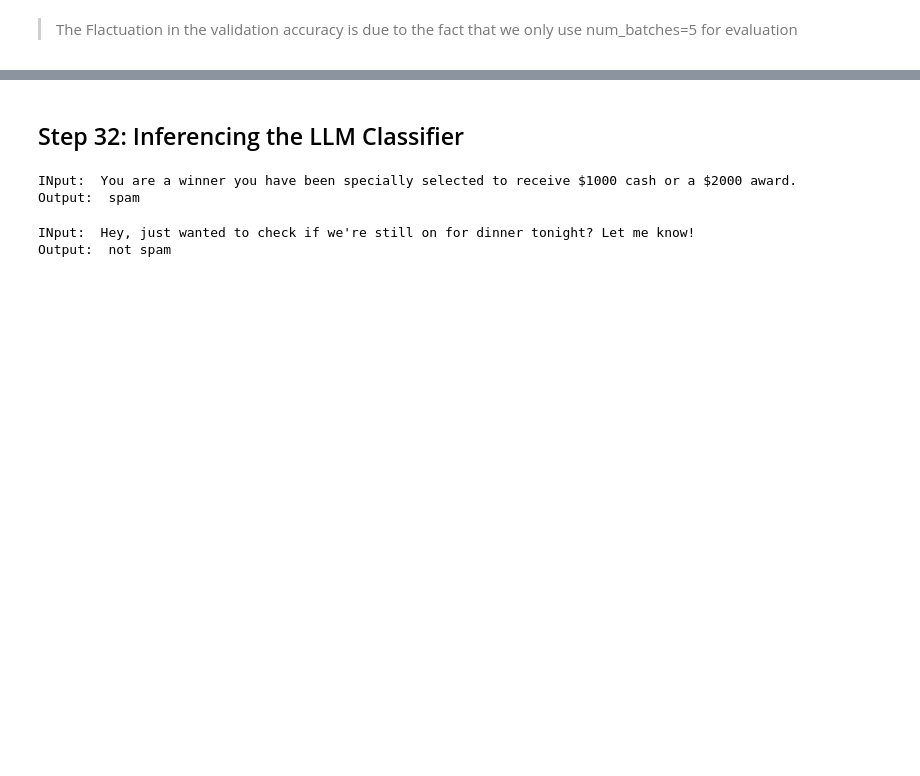
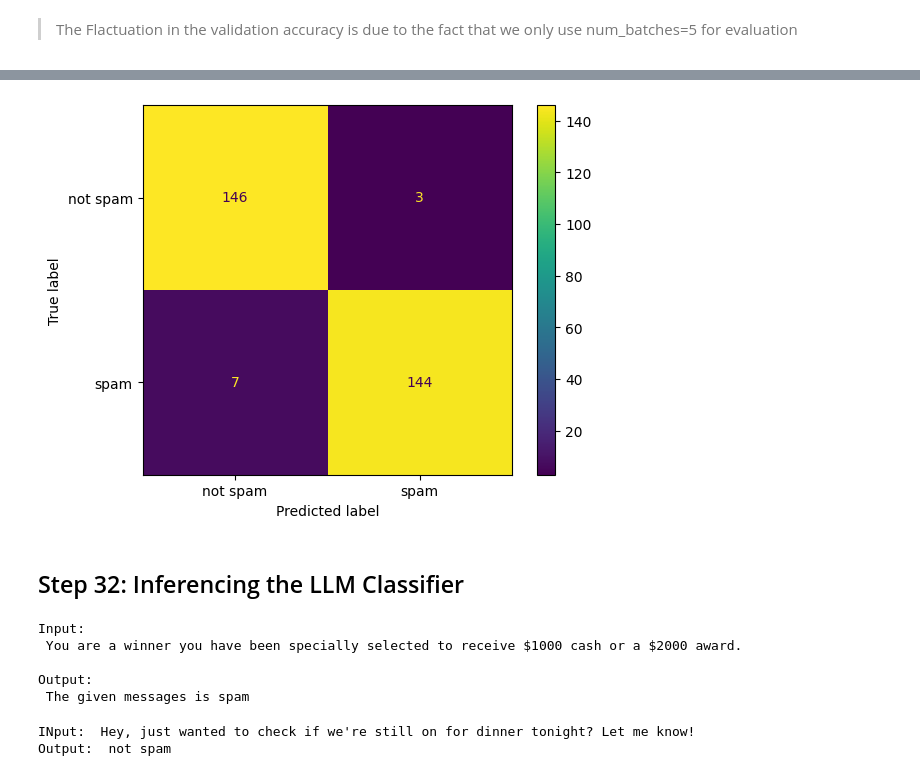
Before and after one commit to KushalRegmi61/gpt2-from-scratch, a Jupyter notebook: notebooks/lmm-from-scratch.ipynb, the cells around one changed output, grey strips where cells are left out. Cells and saved outputs as stored; diff of their text form; code cells hidden in the pictures; blank space fills up the shorter version.

Commit message:
added confusion matrix plot for classification finetunning

```diff
--- a/notebooks/lmm-from-scratch.ipynb
+++ b/notebooks/lmm-from-scratch.ipynb
@@ -231,9 +199,3 @@ print(strings)
 jhusk ier
 # %% [markdown]
 # Step 5:  Creating Input-Target Pairs
-# %%
-with open("../data/the-verdict.txt", "r", encoding="utf-8") as f:
-    raw_text = f.read()
-
-enc_text = tokenizer.encode(raw_text)
-print(len(enc_text))
@@ -242,5 +202,3 @@ print(len(enc_text))
-# %%
-enc_sample = enc_text[50:]
 # %%
 context_size = 4 #length of the input
 #The context_size of 4 means that the model is trained to look at a sequence of 4 words (or tokens)
@@ -3617,3 +3526,26 @@ Test accuracy: 95.67%
+# %%
+from sklearn.metrics import confusion_matrix, ConfusionMatrixDisplay
+
+model.eval()
+all_predicted_labels = []
+all_target_labels = []
+
+with torch.no_grad():
+    for input_batch, target_batch in test_loader:
+        input_batch, target_batch = input_batch.to(device), target_batch.to(device)
+        outputs = model(input_batch)[:, -1, :]
+        predicted_labels = torch.argmax(outputs, dim=-1)
+
+        all_predicted_labels.extend(predicted_labels.cpu().tolist())
+        all_target_labels.extend(target_batch.cpu().tolist())
+
+cm = confusion_matrix(all_target_labels, all_predicted_labels)
+disp = ConfusionMatrixDisplay(confusion_matrix=cm, display_labels=["not spam", "spam"])
+disp.plot()
+
+plt.show()
+# %% [output]
+[figure, added]
 # %% [markdown]
 ## Step 32: Inferencing the LLM Classifier
 # %%
@@ -3647,13 +3579,16 @@ text_1 = (
     " selected to receive $1000 cash or a $2000 award."
 )
 
-print('INput: ',text_1)
-print('Output: ',classify_review(
+print('Input: \n',text_1)
+print('\nOutput:\n The given messages is',classify_review(
     text_1, model, tokenizer, device, max_length=train_dataset.max_length
 ))
 # %% [output]
-INput:  You are a winner you have been specially selected to receive $1000 cash or a $2000 award.
-Output:  spam
+Input:
+ You are a winner you have been specially selected to receive $1000 cash or a $2000 award.
+
+Output:
+ The given messages is spam
 # %%
 
 text_2 = (
```
Also changed, not shown: parts of 26 cells of this notebook.
